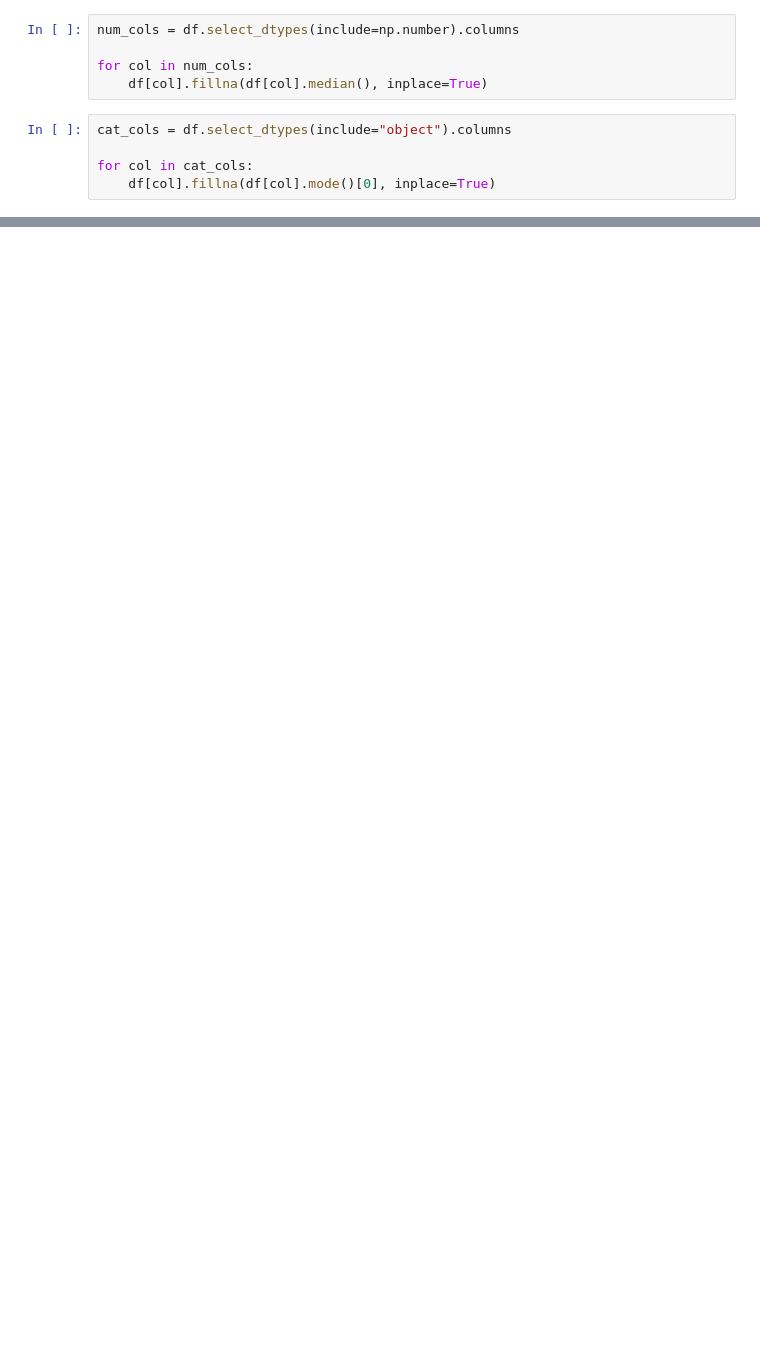
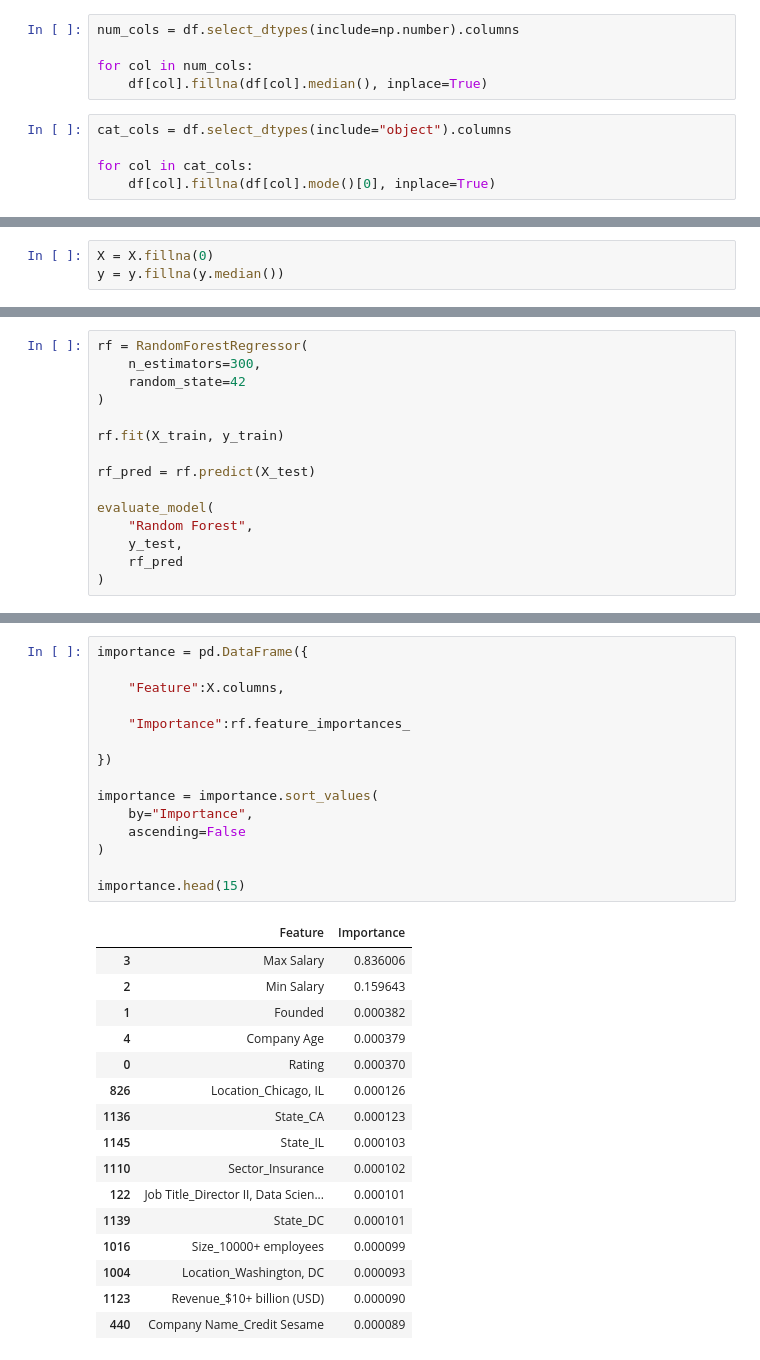
Before and after one commit to nitin28061999/Glassdoor-salary-predictor, a Jupyter notebook: Notebooks/04_Model_Building.ipynb, the cells around one changed output, grey strips where cells are left out. Cells and saved outputs as stored; diff of their text form; blank space fills up the shorter version.

```diff
--- a/Notebooks/04_Model_Building.ipynb
+++ b/Notebooks/04_Model_Building.ipynb
@@ -103,0 +124,3 @@ df = pd.get_dummies(df, drop_first=True)
+# %%
+X = X.fillna(0)
+y = y.fillna(y.median())
@@ -103,0 +187,15 @@ df = pd.get_dummies(df, drop_first=True)
+# %%
+rf = RandomForestRegressor(
+    n_estimators=300,
+    random_state=42
+)
+
+rf.fit(X_train, y_train)
+
+rf_pred = rf.predict(X_test)
+
+evaluate_model(
+    "Random Forest",
+    y_test,
+    rf_pred
+)
@@ -103,0 +266,32 @@ df = pd.get_dummies(df, drop_first=True)
+# %%
+importance = pd.DataFrame({
+
+    "Feature":X.columns,
+
+    "Importance":rf.feature_importances_
+
+})
+
+importance = importance.sort_values(
+    by="Importance",
+    ascending=False
+)
+
+importance.head(15)
+# %% [output]
+|  | Feature | Importance |
+| 3 | Max Salary | 0.836006 |
+| 2 | Min Salary | 0.159643 |
+| 1 | Founded | 0.000382 |
+| 4 | Company Age | 0.000379 |
+| 0 | Rating | 0.000370 |
+| 826 | Location_Chicago, IL | 0.000126 |
+| 1136 | State_CA | 0.000123 |
+| 1145 | State_IL | 0.000103 |
+| 1110 | Sector_Insurance | 0.000102 |
+| 122 | Job Title_Director II, Data Scien... | 0.000101 |
+| 1139 | State_DC | 0.000101 |
+| 1016 | Size_10000+ employees | 0.000099 |
+| 1004 | Location_Washington, DC | 0.000093 |
+| 1123 | Revenue_$10+ billion (USD) | 0.000090 |
+| 440 | Company Name_Credit Sesame | 0.000089 |
```
Also changed, not shown: parts of 23 cells of this notebook, 2 other files.
